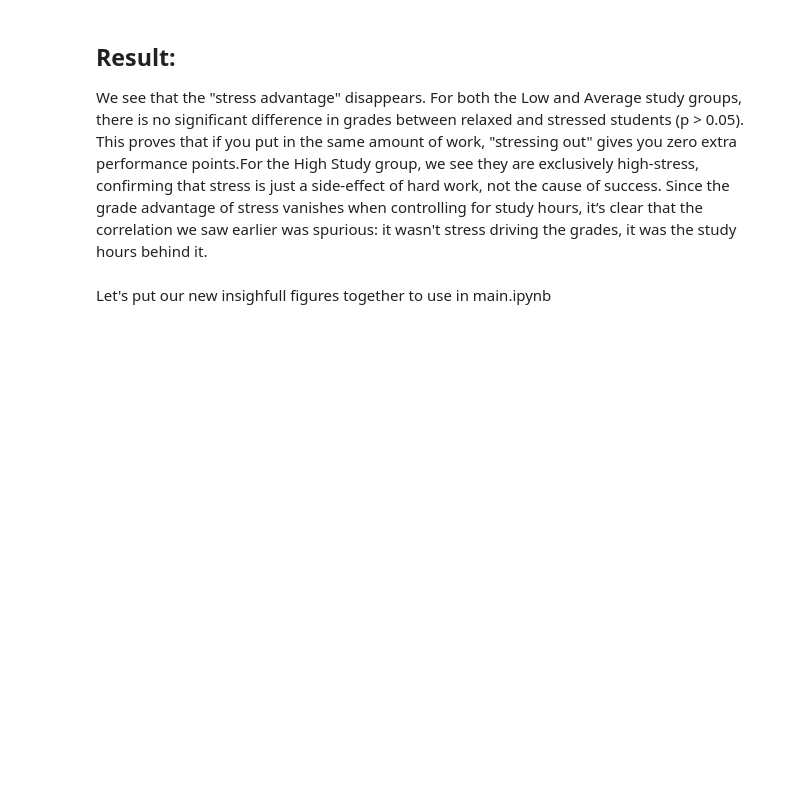
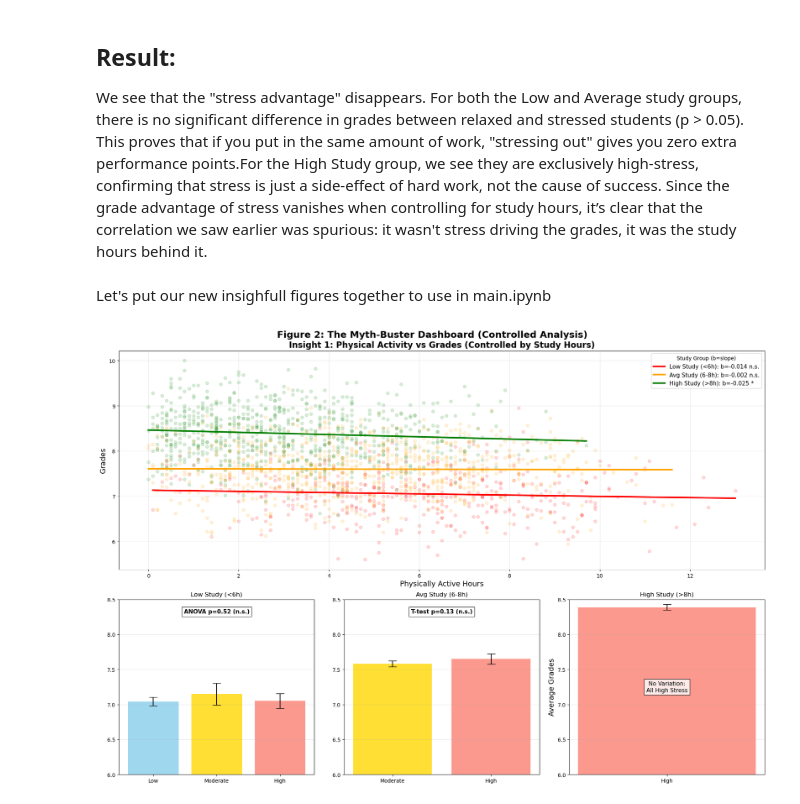
Before and after one commit to jorrewyffels-creator/DataAnalysisAssignements, a Jupyter notebook: FP-5/classical.ipynb, the cells around one changed output. Saved outputs shown, nothing was run; the diff lists cells and outputs as text; code cells hidden in the pictures; blank space fills up the shorter version.

```diff
--- a/FP-5/classical.ipynb
+++ b/FP-5/classical.ipynb
@@ -254,18 +227,9 @@ We see that the "stress advantage" disappears. For both the Low and Average stud
 # %% [markdown]
 Let's put our new insighfull figures together to use in main.ipynb
 # %%
-import matplotlib.pyplot as plt
-import pandas as pd
-import numpy as np
-from scipy import stats
-import warnings
 
-# Suppress the numpy/scipy warning about small sample size that sometimes clogs the notebook
-warnings.filterwarnings("ignore", category=UserWarning)
-warnings.filterwarnings("ignore", category=FutureWarning)
-warnings.filterwarnings("ignore", category=stats.ConstantInputWarning)
 
-# --- HELPER FUNCTIONS ---
+
 def plot_regression_line(ax, x, y, **kwargs):
     """Plots a linear regression line on the given axes."""
     a,b   = np.polyfit(x, y, deg=1)
@@ -280,43 +244,37 @@ def get_sig_text(p_val):
     if p_val < 0.05: return "*"
     return "n.s."
 
-# =================================================================
-# THE FINAL HYPOTHESIS TESTING FIGURE (Figure 2 in main.ipynb)
-# =================================================================
 def plot_hypothesistesting():
 
 
-    # Rename columns to match user's descriptive.ipynb convention for consistency
     df['grades'] = df['Grades']
     df['activityhours'] = df['Physical_Activity_Hours_Per_Day']
     df['studyhours'] = df['Study_Hours_Per_Day']
-    df['stress_num'] = df['Stress_Level'].map({'Low': 1, 'Moderate': 2, 'High': 3}) # For regression plot consistency
+    df['stress_num'] = df['Stress_Level'].map({'Low': 1, 'Moderate': 2, 'High': 3})
 
-    # Create Study Bins
+
     df['study_bin'] = pd.cut(df['studyhours'],
                              bins=[0, 6, 8, 12],
-                             labels=['Low Study (<6h)', 'Avg Study (6-8h)', 'High Study (>8h)'])
 
-    # Define colors
     bin_colors = {'Low Study (<6h)': 'red', 'Avg Study (6-8h)': 'orange', 'High Study (>8h)': 'green'}
     stress_colors = {'Low': 'skyblue', 'Moderate': 'gold', 'High': 'salmon'}
 
-    # --- 2. FIGURE LAYOUT (Top: Activity Regression, Bottom: Stress Bars) ---
+
     fig = plt.figure(figsize=(18, 12), layout='constrained')
     gs = fig.add_gridspec(2, 3, height_ratios=[1, 0.8])
 
-    # --- 3. TOP PANEL: ACTIVITY ANALYSIS ---
-    ax_act = fig.add_subplot(gs[0, :]) # Spans all 3 columns
+
+    ax_act = fig.add_subplot(gs[0, :])
 
     for bin_name, color in bin_colors.items():
         subset = df[df['study_bin'] == bin_name].copy()
 
-        # Stats
+
         slope, intercept, r, p, err = stats.linregress(subset['activityhours'], subset['grades'])
         stars = get_sig_text(p)
         stats_label = f"{bin_name}: b={slope:.3f} {stars}"
 
-        # Plot
+
         ax_act.scatter(subset['activityhours'], subset['grades'], alpha=0.15, color=color)
         plot_regression_line(ax_act, subset['activityhours'], subset['grades'],
                              color=color, ls='-', lw=3, label=stats_label)
@@ -328,14 +286,14 @@ def plot_hypothesistesting():
     ax_act.grid(True, alpha=0.3)
 
 
-    # --- 4. BOTTOM PANELS: STRESS ANALYSIS ---
+
     study_groups = ['Low Study (<6h)', 'Avg Study (6-8h)', 'High Study (>8h)']
 
     for i, group_name in enumerate(study_groups):
-        ax = fig.add_subplot(gs[1, i]) # One subplot per column
+        ax = fig.add_subplot(gs[1, i])
         subset = df[df['study_bin'] == group_name]
 
-        # Collect Data
+
         present_data = []
         present_labels = []
         present_means = []
@@ -350,41 +308,39 @@ def plot_hypothesistesting():
                 ci = 1.96 * data.std() / np.sqrt(len(data)) if len(data) > 1 else 0
                 present_cis.append(ci)
 
-        # Plot Bars
+
         if len(present_data) > 0:
             x_pos = range(len(present_data))
             colors = [stress_colors[label] for label in present_labels]
 
             ax.bar(x_pos, present_means, yerr=present_cis, color=colors, capsize=8, alpha=0.8)
             ax.set_xticks(x_pos)
             ax.set_xticklabels(present_labels, fontsize=10)
             ax.set_title(f"{group_name}", fontsize=12)
             ax.set_ylim(6.0, 8.5)
             ax.grid(axis='y', alpha=0.3)
 
             # --- T-Test/ANOVA Logic ---
             if len(present_data) > 1:
                 if len(present_data) == 2:
                     t, p = stats.ttest_ind(present_data[0], present_data[1], equal_var=False)
                     test_label = "T-test"
                 else:
                     f, p = stats.f_oneway(*present_data)
                     test_label = "ANOVA"
 
                 sig = get_sig_text(p)
                 ax.text(0.5, 0.92, f"{test_label} p={p:.2f} ({sig})",
                         transform=ax.transAxes, ha='center', fontsize=11, fontweight='bold',
                         bbox=dict(facecolor='white', alpha=0.8))
             else:
                 ax.text(0.5, 0.5, "No Variation:\nAll High Stress",
                         transform=ax.transAxes, ha='center', va='center', fontsize=11,
                         bbox=dict(facecolor='white', alpha=0.8))
 
     fig.axes[3].set_ylabel("Average Grades", fontsize=14)
     plt.suptitle("Figure 2: The Myth-Buster Dashboard (Controlled Analysis)", y=1.02, fontsize=18, fontweight='bold')
 
-    # Return the figure object (optional, but good practice)
-    return fig
-
-# To use this in main.ipynb, you just need to call:
-# plot_hypothesistesting()
+plot_hypothesistesting()
+# %% [output]
+[figure, added]
```
Also changed, not shown: parts of 1 cell of this notebook, 1 other file.
